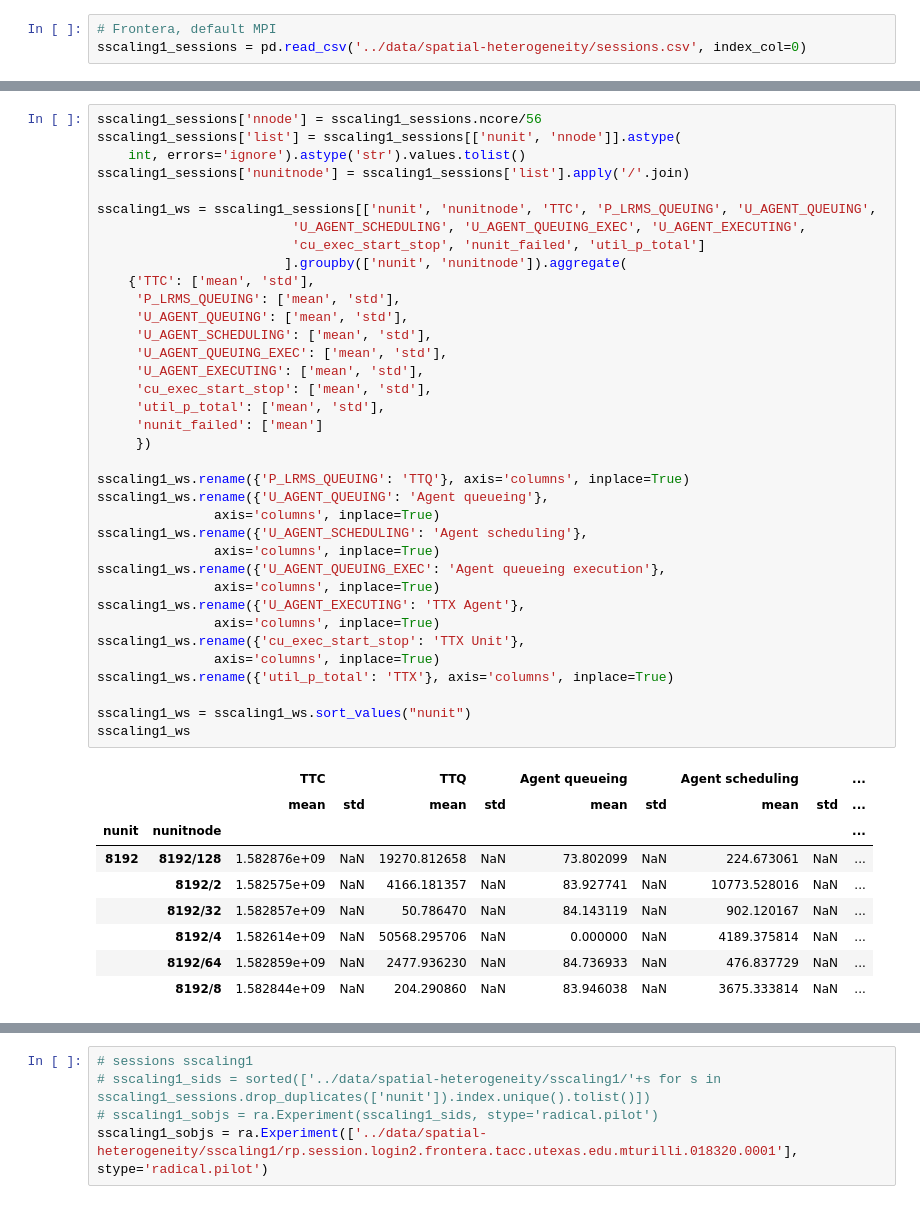
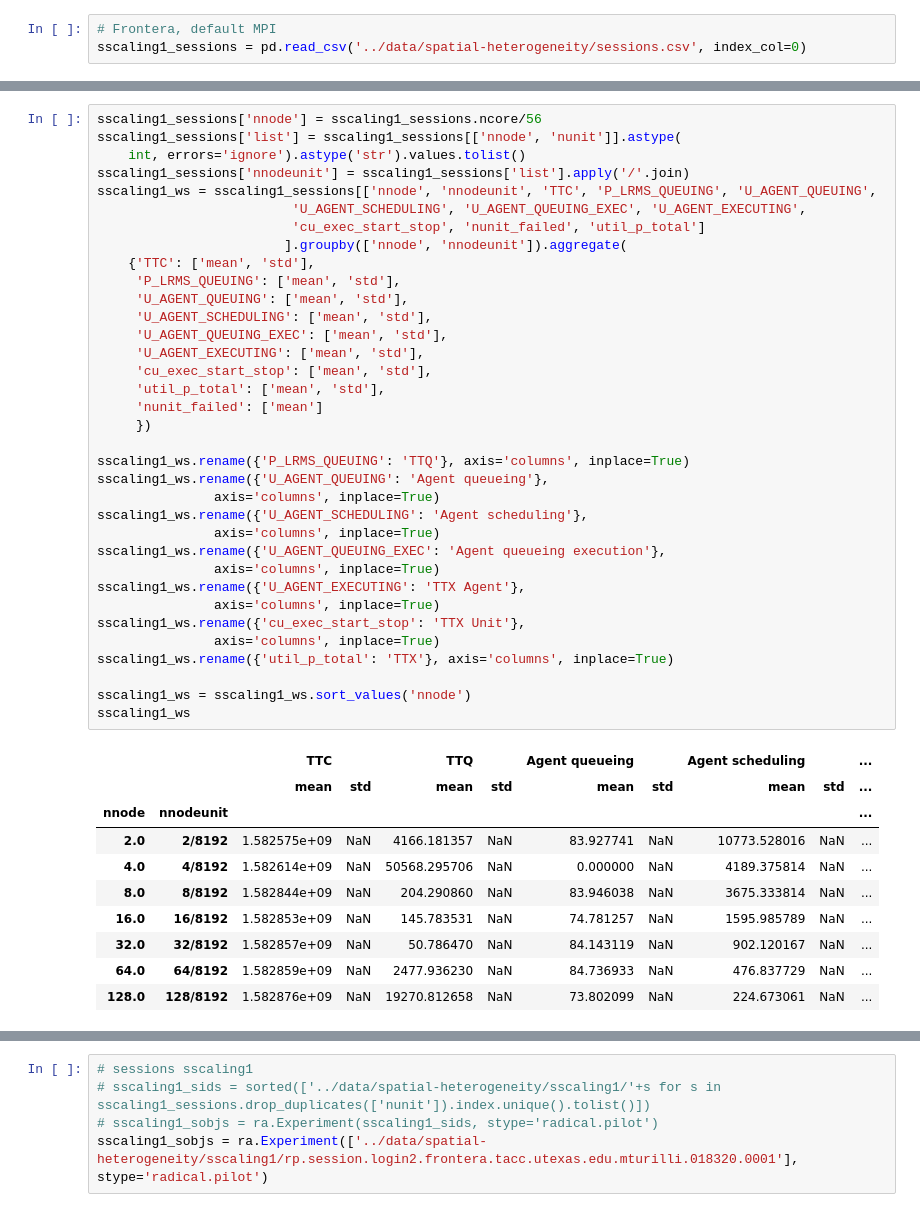
Before and after one commit to radical-experiments/rp.paper, a Jupyter notebook: analysis/spatial_heterogeneity/sscaling-ru.ipynb, the cells around one changed output, grey strips where cells are left out. Drawn from its saved outputs; the diff is of its cells as text.

```diff
--- a/analysis/spatial_heterogeneity/sscaling-ru.ipynb
+++ b/analysis/spatial_heterogeneity/sscaling-ru.ipynb
@@ -12,49 +12,49 @@ Strong scaling 1: Total number of successful runs: 6
 # %%
 sscaling1_sessions['nnode'] = sscaling1_sessions.ncore/56
-sscaling1_sessions['list'] = sscaling1_sessions[['nunit', 'nnode']].astype(
+sscaling1_sessions['list'] = sscaling1_sessions[['nnode', 'nunit']].astype(
     int, errors='ignore').astype('str').values.tolist()
-sscaling1_sessions['nunitnode'] = sscaling1_sessions['list'].apply('/'.join)
-
-sscaling1_ws = sscaling1_sessions[['nunit', 'nunitnode', 'TTC', 'P_LRMS_QUEUING', 'U_AGENT_QUEUING',
+sscaling1_sessions['nnodeunit'] = sscaling1_sessions['list'].apply('/'.join)
+sscaling1_ws = sscaling1_sessions[['nnode', 'nnodeunit', 'TTC', 'P_LRMS_QUEUING', 'U_AGENT_QUEUING',
                          'U_AGENT_SCHEDULING', 'U_AGENT_QUEUING_EXEC', 'U_AGENT_EXECUTING',
                          'cu_exec_start_stop', 'nunit_failed', 'util_p_total']
-                        ].groupby(['nunit', 'nunitnode']).aggregate(
+                        ].groupby(['nnode', 'nnodeunit']).aggregate(
     {'TTC': ['mean', 'std'],
      'P_LRMS_QUEUING': ['mean', 'std'],
      'U_AGENT_QUEUING': ['mean', 'std'],
      'U_AGENT_SCHEDULING': ['mean', 'std'],
      'U_AGENT_QUEUING_EXEC': ['mean', 'std'],
      'U_AGENT_EXECUTING': ['mean', 'std'],
      'cu_exec_start_stop': ['mean', 'std'],
      'util_p_total': ['mean', 'std'],
      'nunit_failed': ['mean']
      })
 
 sscaling1_ws.rename({'P_LRMS_QUEUING': 'TTQ'}, axis='columns', inplace=True)
 sscaling1_ws.rename({'U_AGENT_QUEUING': 'Agent queueing'},
                axis='columns', inplace=True)
 sscaling1_ws.rename({'U_AGENT_SCHEDULING': 'Agent scheduling'},
                axis='columns', inplace=True)
 sscaling1_ws.rename({'U_AGENT_QUEUING_EXEC': 'Agent queueing execution'},
                axis='columns', inplace=True)
 sscaling1_ws.rename({'U_AGENT_EXECUTING': 'TTX Agent'},
                axis='columns', inplace=True)
 sscaling1_ws.rename({'cu_exec_start_stop': 'TTX Unit'},
                axis='columns', inplace=True)
 sscaling1_ws.rename({'util_p_total': 'TTX'}, axis='columns', inplace=True)
 
-sscaling1_ws = sscaling1_ws.sort_values("nunit")
+sscaling1_ws = sscaling1_ws.sort_values('nnode')
 sscaling1_ws
 # %% [output]
 |  |  | TTC |  | TTQ |  | Agent queueing |  | Agent scheduling |  | ... |
 |  |  | mean | std | mean | std | mean | std | mean | std | ... |
-| nunit | nunitnode |  |  |  |  |  |  |  |  | ... |
-| 8192 | 8192/128 | 1.582876e+09 | NaN | 19270.812658 | NaN | 73.802099 | NaN | 224.673061 | NaN | ... |
-|  | 8192/2 | 1.582575e+09 | NaN | 4166.181357 | NaN | 83.927741 | NaN | 10773.528016 | NaN | ... |
-|  | 8192/32 | 1.582857e+09 | NaN | 50.786470 | NaN | 84.143119 | NaN | 902.120167 | NaN | ... |
-|  | 8192/4 | 1.582614e+09 | NaN | 50568.295706 | NaN | 0.000000 | NaN | 4189.375814 | NaN | ... |
-|  | 8192/64 | 1.582859e+09 | NaN | 2477.936230 | NaN | 84.736933 | NaN | 476.837729 | NaN | ... |
-|  | 8192/8 | 1.582844e+09 | NaN | 204.290860 | NaN | 83.946038 | NaN | 3675.333814 | NaN | ... |
+| nnode | nnodeunit |  |  |  |  |  |  |  |  | ... |
+| 2.0 | 2/8192 | 1.582575e+09 | NaN | 4166.181357 | NaN | 83.927741 | NaN | 10773.528016 | NaN | ... |
+| 4.0 | 4/8192 | 1.582614e+09 | NaN | 50568.295706 | NaN | 0.000000 | NaN | 4189.375814 | NaN | ... |
+| 8.0 | 8/8192 | 1.582844e+09 | NaN | 204.290860 | NaN | 83.946038 | NaN | 3675.333814 | NaN | ... |
+| 16.0 | 16/8192 | 1.582853e+09 | NaN | 145.783531 | NaN | 74.781257 | NaN | 1595.985789 | NaN | ... |
+| 32.0 | 32/8192 | 1.582857e+09 | NaN | 50.786470 | NaN | 84.143119 | NaN | 902.120167 | NaN | ... |
+| 64.0 | 64/8192 | 1.582859e+09 | NaN | 2477.936230 | NaN | 84.736933 | NaN | 476.837729 | NaN | ... |
+| 128.0 | 128/8192 | 1.582876e+09 | NaN | 19270.812658 | NaN | 73.802099 | NaN | 224.673061 | NaN | ... |
 # %%
 # Total agent time =
 #    ru.STATE: rp.AGENT_SCHEDULING             - ru.STATE: rp.AGENT_SCHEDULING_PENDING +
```
Also changed, not shown: parts of 4 cells of this notebook, 2 other files.
